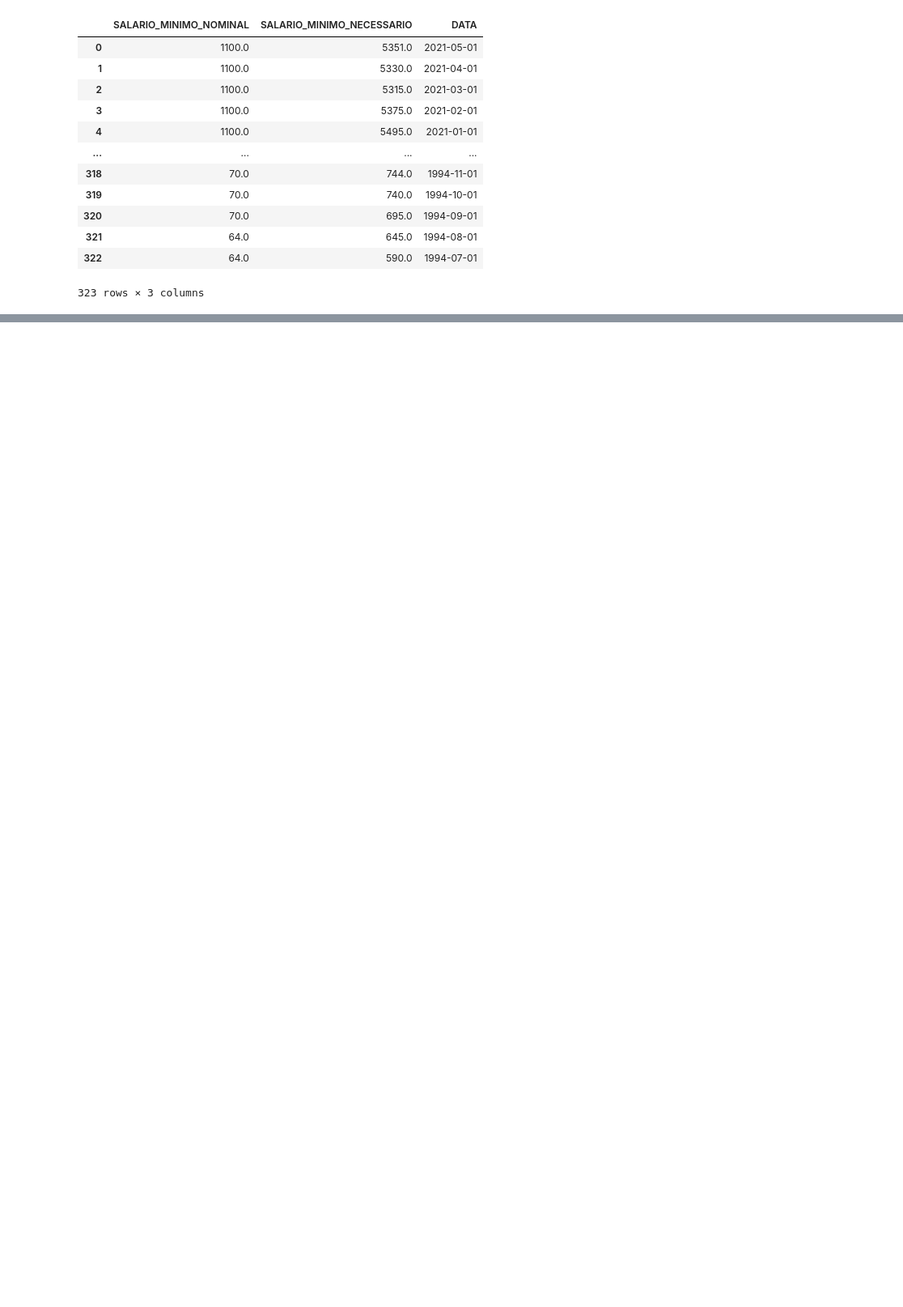
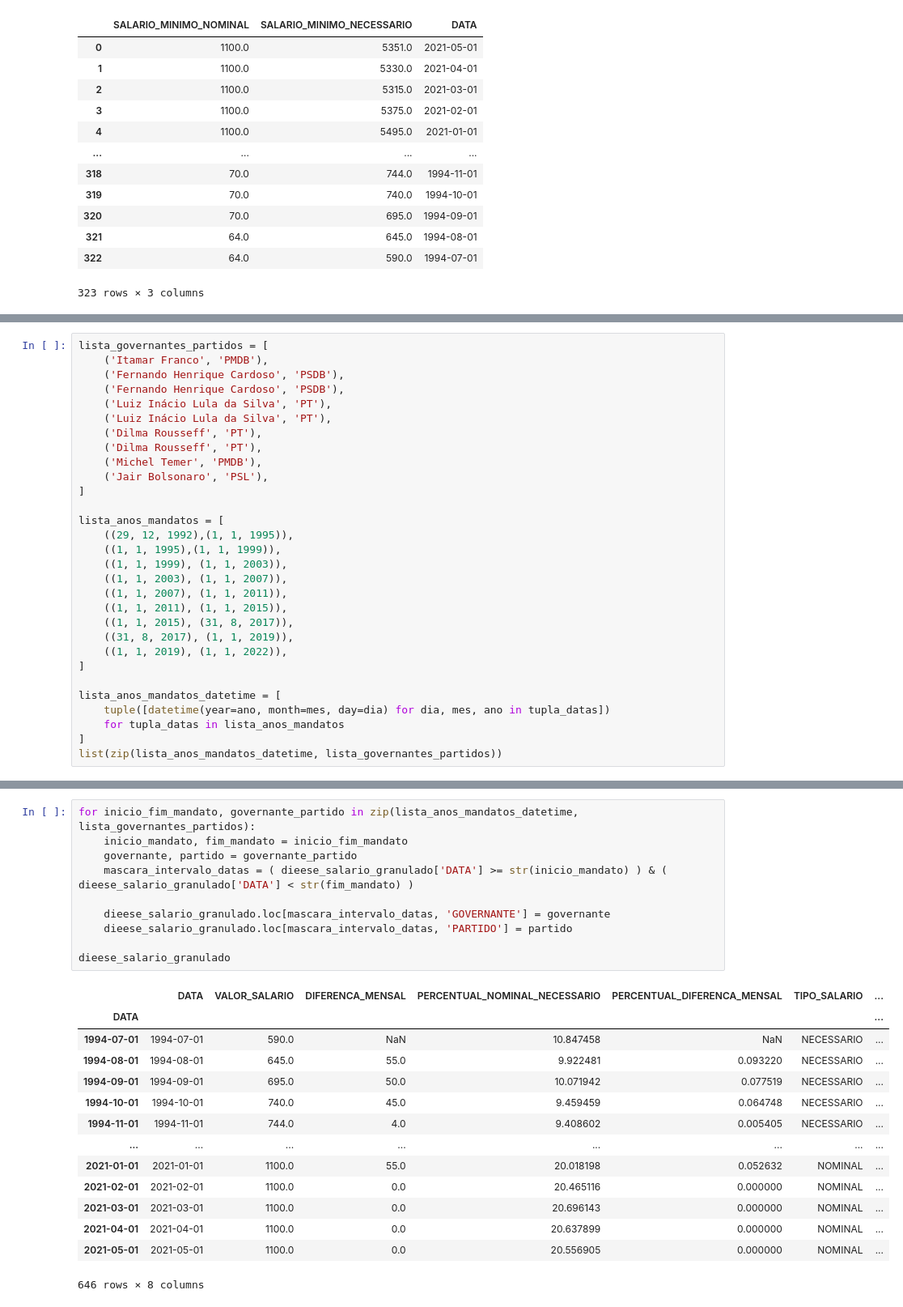
Before and after one commit to thiagolrpinho/working_intelligence, a Jupyter notebook: dieese_visuliazation.ipynb, the cells around one changed output, grey strips where cells are left out. Shown at 81% size. Cells and saved outputs as stored; diff of their text form; blank space fills up the shorter version.

```diff
--- a/dieese_visuliazation.ipynb
+++ b/dieese_visuliazation.ipynb
@@ -217,0 +300,30 @@ fig.show()
+# %%
+lista_governantes_partidos = [
+    ('Itamar Franco', 'PMDB'),
+    ('Fernando Henrique Cardoso', 'PSDB'),
+    ('Fernando Henrique Cardoso', 'PSDB'),
+    ('Luiz Inácio Lula da Silva', 'PT'),
+    ('Luiz Inácio Lula da Silva', 'PT'),
+    ('Dilma Rousseff', 'PT'),
+    ('Dilma Rousseff', 'PT'),
+    ('Michel Temer', 'PMDB'),
+    ('Jair Bolsonaro', 'PSL'),
+]
+
+lista_anos_mandatos = [
+    ((29, 12, 1992),(1, 1, 1995)),
+    ((1, 1, 1995),(1, 1, 1999)),
+    ((1, 1, 1999), (1, 1, 2003)),
+    ((1, 1, 2003), (1, 1, 2007)),
+    ((1, 1, 2007), (1, 1, 2011)),
+    ((1, 1, 2011), (1, 1, 2015)),
+    ((1, 1, 2015), (31, 8, 2017)),
+    ((31, 8, 2017), (1, 1, 2019)),
+    ((1, 1, 2019), (1, 1, 2022)),
+]
+
+lista_anos_mandatos_datetime = [
+    tuple([datetime(year=ano, month=mes, day=dia) for dia, mes, ano in tupla_datas])
+    for tupla_datas in lista_anos_mandatos
+]
+list(zip(lista_anos_mandatos_datetime, lista_governantes_partidos))
@@ -217,0 +349,25 @@ fig.show()
+# %%
+for inicio_fim_mandato, governante_partido in zip(lista_anos_mandatos_datetime, lista_governantes_partidos):
+    inicio_mandato, fim_mandato = inicio_fim_mandato
+    governante, partido = governante_partido
+    mascara_intervalo_datas = ( dieese_salario_granulado['DATA'] >= str(inicio_mandato) ) & ( dieese_salario_granulado['DATA'] < str(fim_mandato) )
+
+    dieese_salario_granulado.loc[mascara_intervalo_datas, 'GOVERNANTE'] = governante
+    dieese_salario_granulado.loc[mascara_intervalo_datas, 'PARTIDO'] = partido
+
+dieese_salario_granulado
+# %% [output]
+|  | DATA | VALOR_SALARIO | DIFERENCA_MENSAL | PERCENTUAL_NOMINAL_NECESSARIO | PERCENTUAL_DIFERENCA_MENSAL | TIPO_SALARIO | ... |
+| DATA |  |  |  |  |  |  | ... |
+| 1994-07-01 | 1994-07-01 | 590.0 | NaN | 10.847458 | NaN | NECESSARIO | ... |
+| 1994-08-01 | 1994-08-01 | 645.0 | 55.0 | 9.922481 | 0.093220 | NECESSARIO | ... |
+| 1994-09-01 | 1994-09-01 | 695.0 | 50.0 | 10.071942 | 0.077519 | NECESSARIO | ... |
+| 1994-10-01 | 1994-10-01 | 740.0 | 45.0 | 9.459459 | 0.064748 | NECESSARIO | ... |
+| 1994-11-01 | 1994-11-01 | 744.0 | 4.0 | 9.408602 | 0.005405 | NECESSARIO | ... |
+| ... | ... | ... | ... | ... | ... | ... | ... |
+| 2021-01-01 | 2021-01-01 | 1100.0 | 55.0 | 20.018198 | 0.052632 | NOMINAL | ... |
+| 2021-02-01 | 2021-02-01 | 1100.0 | 0.0 | 20.465116 | 0.000000 | NOMINAL | ... |
+| 2021-03-01 | 2021-03-01 | 1100.0 | 0.0 | 20.696143 | 0.000000 | NOMINAL | ... |
+| 2021-04-01 | 2021-04-01 | 1100.0 | 0.0 | 20.637899 | 0.000000 | NOMINAL | ... |
+| 2021-05-01 | 2021-05-01 | 1100.0 | 0.0 | 20.556905 | 0.000000 | NOMINAL | ... |
+646 rows × 8 columns
```
Also changed, not shown: parts of 36 cells of this notebook.
